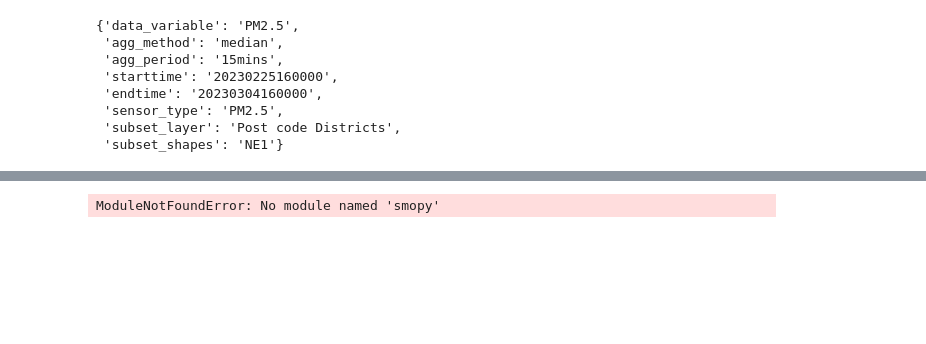
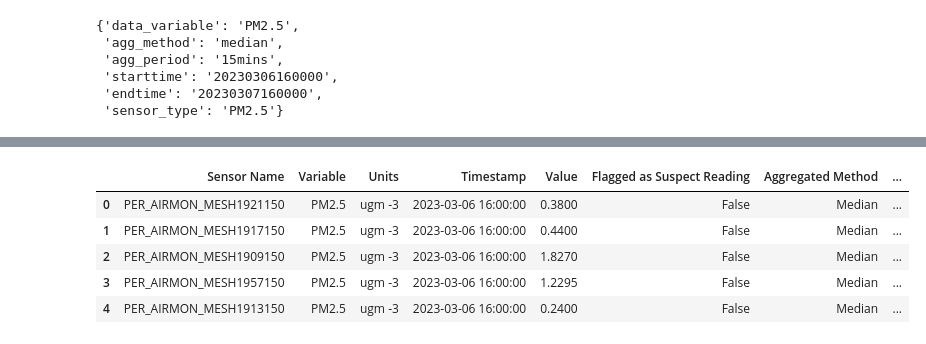
Before and after one commit to rufuste/SmartCityClimate, a Jupyter notebook: Notebooks/UO1.ipynb, the cells around one changed output, grey strips where cells are left out. Cells and saved outputs as stored; diff of their text form; code cells hidden in the pictures; blank space fills up the shorter version.

```diff
--- a/Notebooks/UO1.ipynb
+++ b/Notebooks/UO1.ipynb
@@ -24,10 +53,12 @@ api_date_string_format = "%Y%m%d%H%M%S"
 
 current_time = datetime.now()
 
-start_time = current_time - timedelta(days=7)
+start_time = current_time - timedelta(days=1)
 
 start_time = datetime(start_time.year, start_time.month, start_time.day, start_time.hour)
 end_time = datetime(current_time.year, current_time.month, current_time.day, current_time.hour)
+
+
 
 data_params = dict(
     data_variable='PM2.5',
@@ -43,16 +74,15 @@ data_params
 {'data_variable': 'PM2.5',
  'agg_method': 'median',
  'agg_period': '15mins',
- 'starttime': '20230225160000',
- 'endtime': '20230304160000',
- 'sensor_type': 'PM2.5',
- 'subset_layer': 'Post code Districts',
- 'subset_shapes': 'NE1'}
+ 'starttime': '20230306160000',
+ 'endtime': '20230307160000',
+ 'sensor_type': 'PM2.5'}
 # %%
-r = requests.get('http://uoweb3.ncl.ac.uk/api/v1.1/sensors/data/agg/csv/',data_params)
-#data = pd.read_csv(io.StringIO(r.text), encoding_errors='ignore', sep=";")
-#print(bonfire_data.head(10))
+r = requests.get('http://uoweb3.ncl.ac.uk/api/v1.1/sensors/data/agg/csv/', data_params)
+print(r.request.url)
+df = pd.read_csv(io.StringIO(r.text))
+print(data.head(10))
 output = io.StringIO(r.text)
 output.readlines()
-#data.head(10)
+df.head()
 # %% [output]
@@ -79,18 +106,6 @@ output.readlines()
+|  | Sensor Name | Variable | Units | Timestamp | Value | Flagged as Suspect Reading | Aggregated Method | ... |
+| 0 | PER_AIRMON_MESH1921150 | PM2.5 | ugm -3 | 2023-03-06 16:00:00 | 0.3800 | False | Median | ... |
+| 1 | PER_AIRMON_MESH1917150 | PM2.5 | ugm -3 | 2023-03-06 16:00:00 | 0.4400 | False | Median | ... |
+| 2 | PER_AIRMON_MESH1909150 | PM2.5 | ugm -3 | 2023-03-06 16:00:00 | 1.8270 | False | Median | ... |
+| 3 | PER_AIRMON_MESH1957150 | PM2.5 | ugm -3 | 2023-03-06 16:00:00 | 1.2295 | False | Median | ... |
+| 4 | PER_AIRMON_MESH1913150 | PM2.5 | ugm -3 | 2023-03-06 16:00:00 | 0.2400 | False | Median | ... |
-# %%
-import smopy
-import matplotlib.patheffects as pe
-
-bbox = (
-min(sensor_info['Sensor Centroid Latitude']),
-    min(sensor_info['Sensor Centroid Longitude']),
-    max(sensor_info['Sensor Centroid Latitude']),
-    max(sensor_info['Sensor Centroid Longitude']),
-)
-
-map = smopy.Map(bbox, z=17)
-ax = map.show_mpl(figsize=(15, 15))
-for i,row in sensor_info.iterrows():
-    x, y = map.to_pixels(row['Sensor Centroid Latitude'], row['Sensor Centroid Longitude'])
-    ax.plot(x, y, 'ob', ms=20, mew=2);
-# %% [output]
-ModuleNotFoundError: No module named 'smopy'
```
Also changed, not shown: parts of 12 cells of this notebook, 2 other files.
